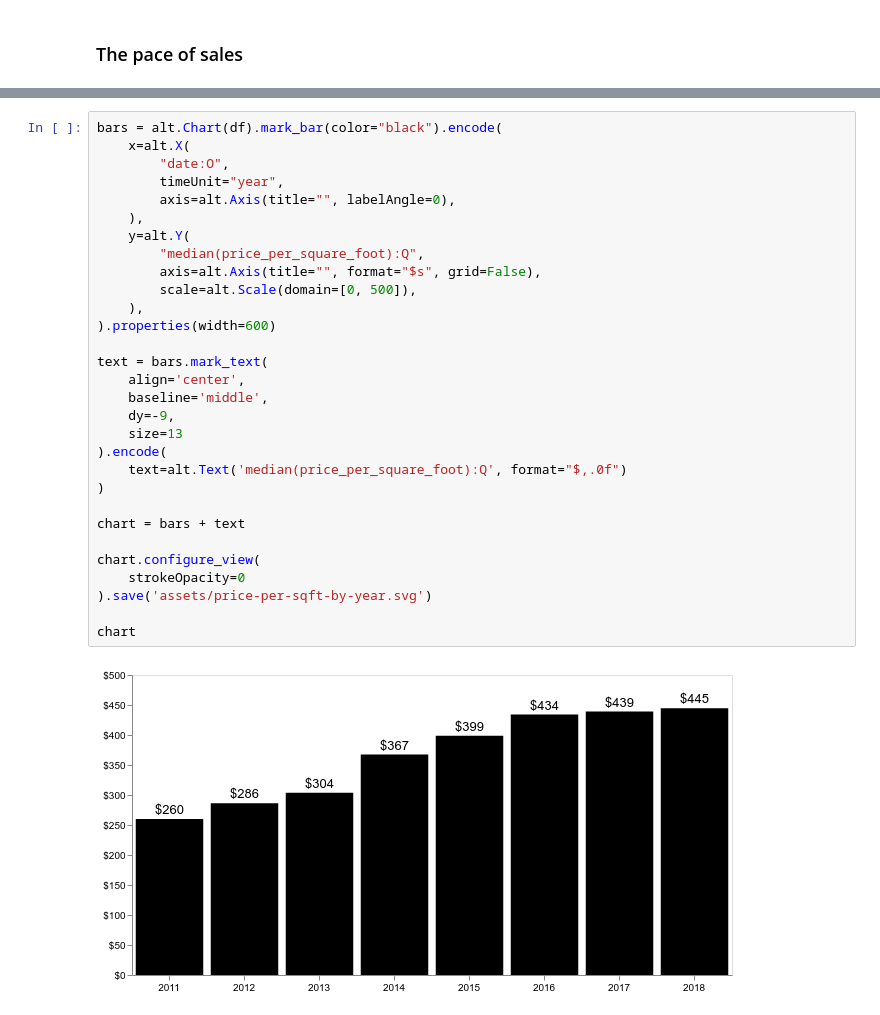
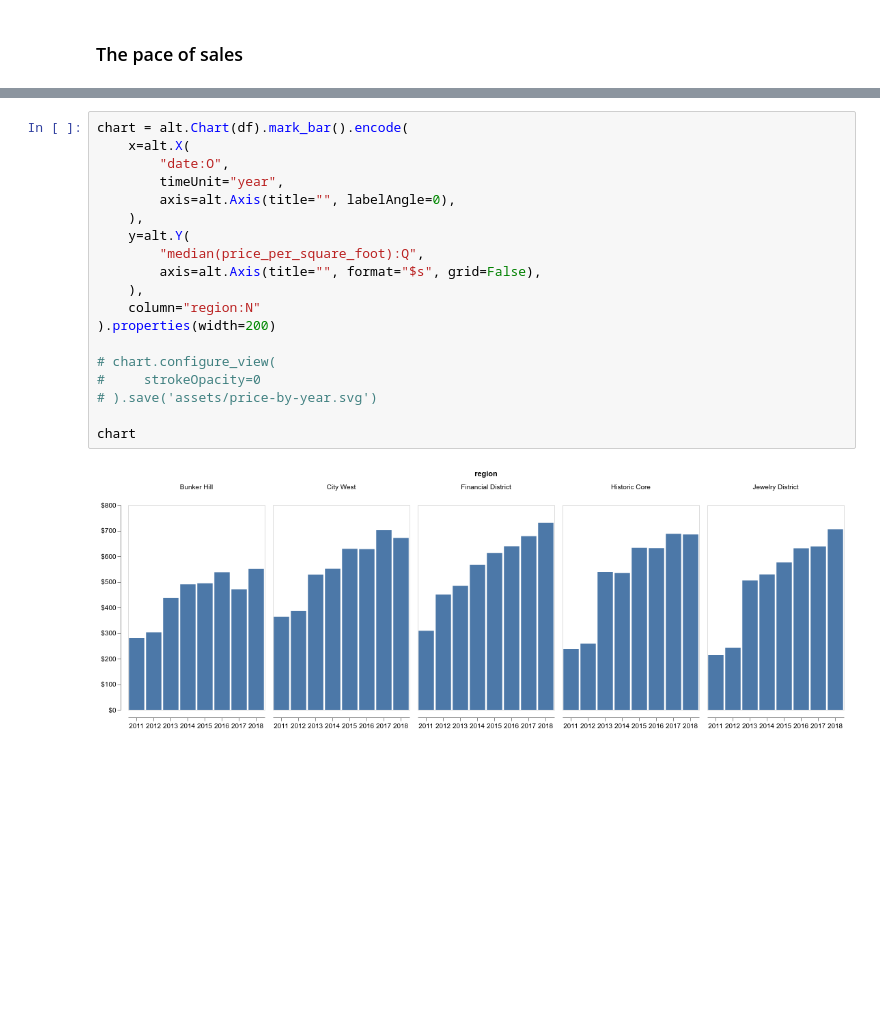
Before and after one commit to palewire/promenade-west-sales-report, a Jupyter notebook: analyze.ipynb, the cells around one changed output, grey strips where cells are left out. Drawn from its saved outputs; the diff is of its cells as text; blank space fills up the shorter version.

```diff
--- a/analyze.ipynb
+++ b/analyze.ipynb
@@ -125,32 +351,21 @@ chart
 # %%
-bars = alt.Chart(df).mark_bar(color="black").encode(
+chart = alt.Chart(df).mark_bar().encode(
     x=alt.X(
         "date:O",
         timeUnit="year",
         axis=alt.Axis(title="", labelAngle=0),
     ),
     y=alt.Y(
         "median(price_per_square_foot):Q",
         axis=alt.Axis(title="", format="$s", grid=False),
-        scale=alt.Scale(domain=[0, 500]),
     ),
-).properties(width=600)
+    column="region:N"
+).properties(width=200)
 
-text = bars.mark_text(
-    align='center',
-    baseline='middle',
-    dy=-9,
-    size=13
-).encode(
-    text=alt.Text('median(price_per_square_foot):Q', format="$,.0f")
-)
-
-chart = bars + text
-
-chart.configure_view(
-    strokeOpacity=0
-).save('assets/price-per-sqft-by-year.svg')
+# chart.configure_view(
+#     strokeOpacity=0
+# ).save('assets/price-by-year.svg')
 
 chart
 # %% [output]
-[figure, old version]
+[figure, new version]
```
Also changed, not shown: parts of 27 cells of this notebook, 4 other files.
